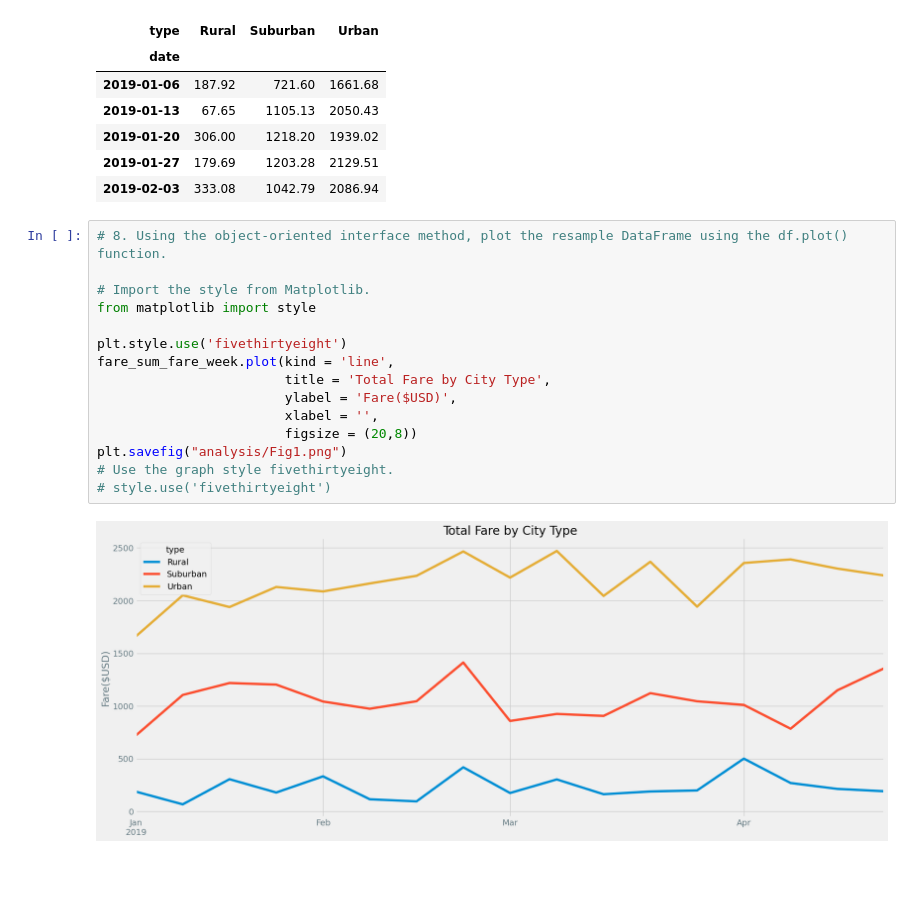
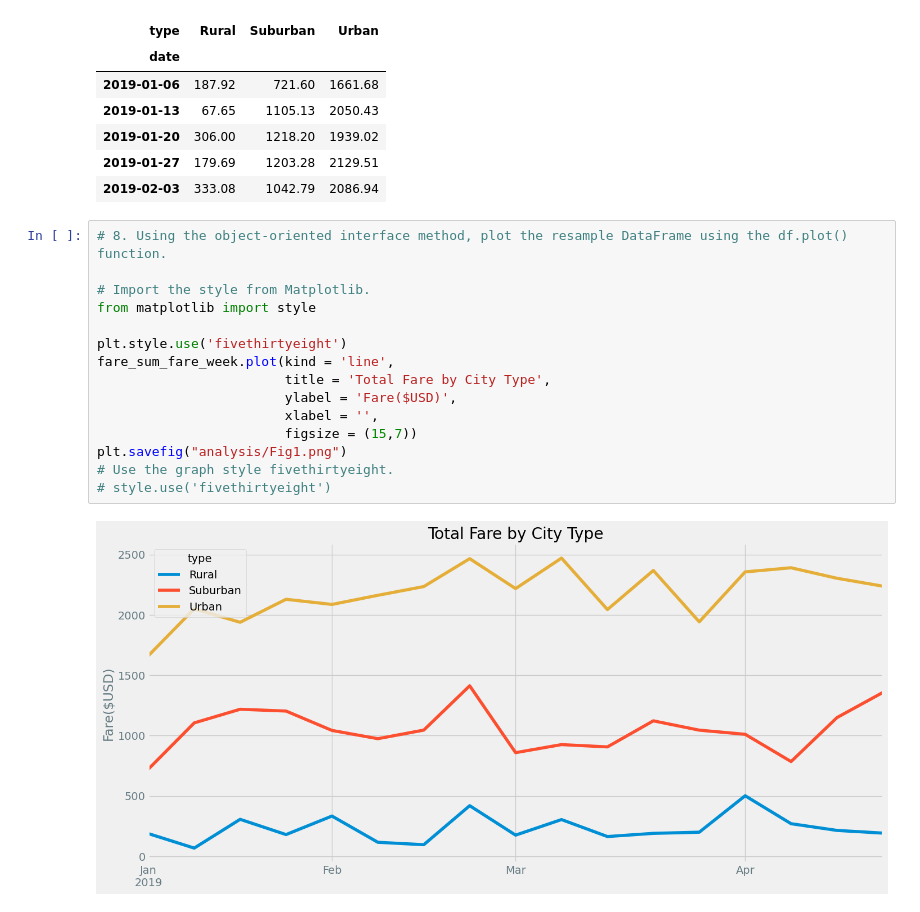
Before and after one commit to ranmacmo/PyBer_Analysis, a Jupyter notebook: PyBer_Challenge.ipynb, the cells around one changed output. Drawn from its saved outputs; the diff is of its cells as text; blank space fills up the shorter version.

```diff
--- a/PyBer_Challenge.ipynb
+++ b/PyBer_Challenge.ipynb
@@ -180,17 +180,17 @@ fare_sum_fare_week.head()
 # %%
 # 8. Using the object-oriented interface method, plot the resample DataFrame using the df.plot() function.
 
 # Import the style from Matplotlib.
 from matplotlib import style
 
 plt.style.use('fivethirtyeight')
 fare_sum_fare_week.plot(kind = 'line',
                         title = 'Total Fare by City Type',
                         ylabel = 'Fare($USD)',
                         xlabel = '',
-                        figsize = (20,8))
+                        figsize = (15,7))
 plt.savefig("analysis/Fig1.png")
 # Use the graph style fivethirtyeight.
 # style.use('fivethirtyeight')
 # %% [output]
-[figure, old version]
+[figure, new version]
```
Also changed, not shown: 2 other files.
